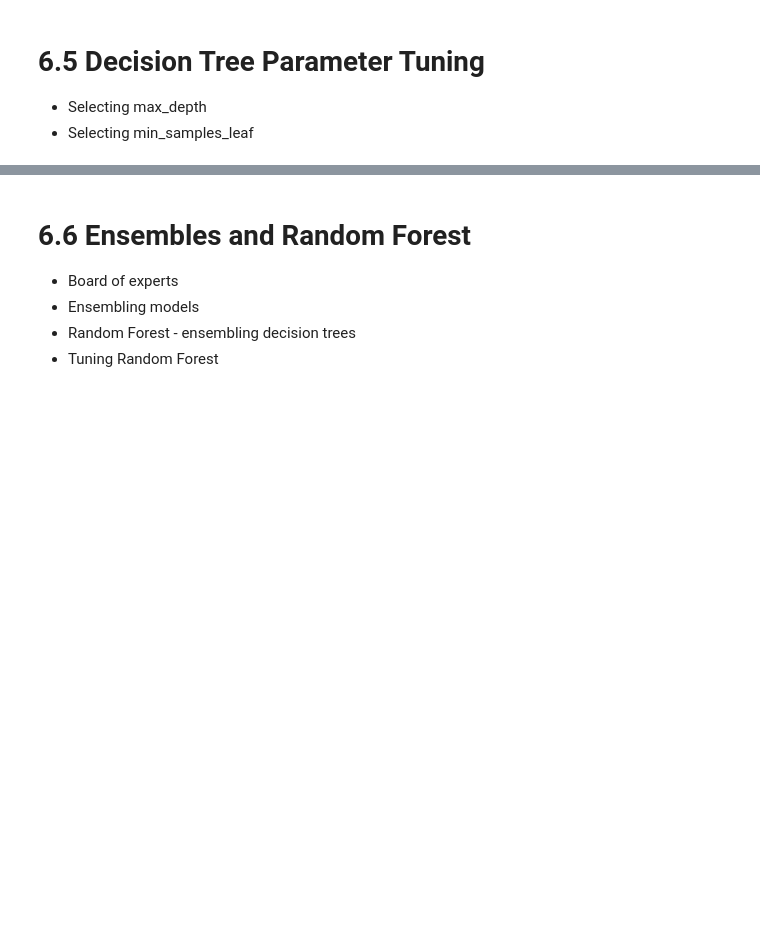
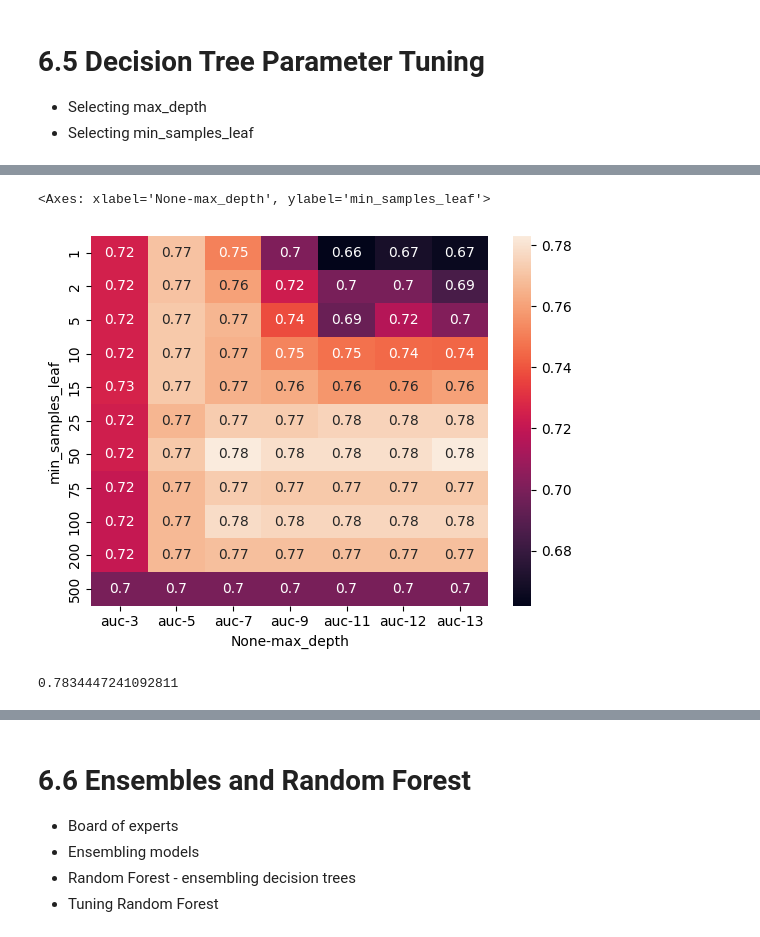
Before and after one commit to kelvin-meyet/MLOps-I-mlzmcmp, a Jupyter notebook: 04-trees_credit-risk/credit-risk-modelling.ipynb, the cells around one changed output, grey strips where cells are left out. Drawn from its saved outputs; the diff is of its cells as text; code cells hidden in the pictures; blank space fills up the shorter version.

Commit message:
decision tree

```diff
--- a/04-trees_credit-risk/credit-risk-modelling.ipynb
+++ b/04-trees_credit-risk/credit-risk-modelling.ipynb
@@ -266,0 +306,18 @@ Index(['seniority', 'home', 'time', 'age', 'marital', 'records', 'job',
+# %%
+dt = DecisionTreeClassifier().fit(X = X_train, y = y_train)
+
+y_pred = dt.predict_proba(X_val)[:, 1]
+# %%
+#AUC on validation
+auc_score = roc_auc_score(y_true= y_val, y_score=y_pred)
+print("auc score in validation is ", auc_score)
+
+#AUC on train
+y_pred = dt.predict_proba(X_train)[:, 1]
+auc_score2 = roc_auc_score(y_true= y_train, y_score=y_pred)
+print("auc score in train is ", auc_score2)
+
+#AUC on test
+y_pred = dt.predict_proba(X_test)[:, 1]
+auc_score3 = roc_auc_score(y_true= y_test, y_score=y_pred)
+print("auc score on test is ", auc_score3)
@@ -274,3 +378,23 @@ Index(['seniority', 'home', 'time', 'age', 'marital', 'records', 'job',
 # 6.5 Decision Tree Parameter Tuning
 - Selecting max_depth
 - Selecting min_samples_leaf
+# %%
+#tuning max_depth -> number of splits / how deep a tree can grow
+
+scores = []
+
+for d in [ 3, 5, 7, 9, 11 ,12, 13]: #max_depth
+    for s in [1,2,5,10,15,25,50,75, 100, 200, 500]:
+
+        dt = DecisionTreeClassifier(max_depth=d, min_samples_leaf=s).fit(X=X_train, y=y_train)
+
+        y_pred = dt.predict_proba(X_val)[:,1]
+        auc = roc_auc_score(y_true = y_val, y_score= y_pred  )
+
+        scores.append((d, s, auc))
+        #print('%4s -> %.3f' % (d, auc))
+
+
+df_scores = pd.DataFrame(scores, columns=['max_depth', 'min_samples_leaf', 'auc'])
+df_scores.head()
+df_scores.sort_values(by='auc', ascending=False)
@@ -276,0 +415,3 @@ Index(['seniority', 'home', 'time', 'age', 'marital', 'records', 'job',
+# %%
+df_scores_pivot = df_scores.pivot(index=['min_samples_leaf'], columns=['max_depth'], values=['auc']).round(3)
+df_scores_pivot
@@ -276,0 +433,13 @@ Index(['seniority', 'home', 'time', 'age', 'marital', 'records', 'job',
+# %%
+sns.heatmap(df_scores_pivot, annot=True)
+# %% [output]
+<Axes: xlabel='None-max_depth', ylabel='min_samples_leaf'>
+[figure, added]
+# %%
+dt2 = DecisionTreeClassifier(max_depth=7, min_samples_leaf=50).fit(X_train, y_train)
+
+y_pred = dt2.predict_proba(X_val)[:,1]
+auc = roc_auc_score(y_true=y_val, y_score=y_pred)
+auc
+# %% [output]
+0.7834447241092811
```
Also changed, not shown: parts of 13 cells of this notebook.
